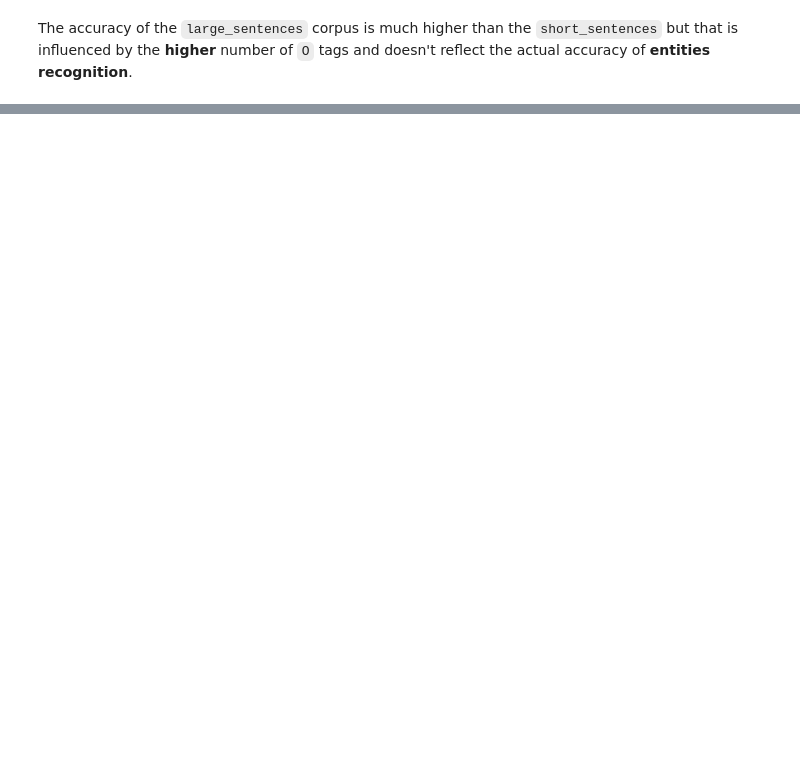
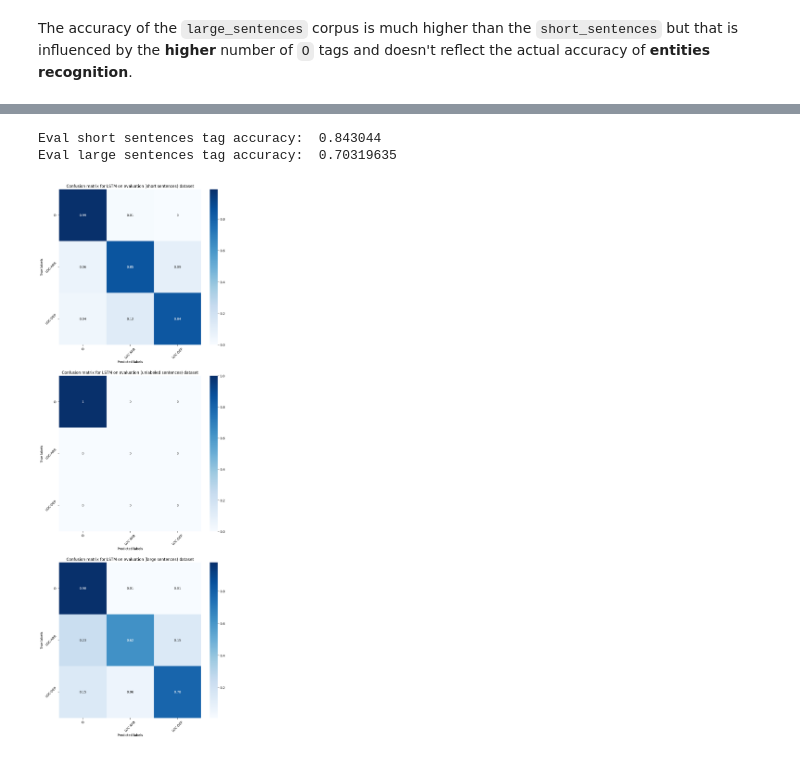
Before and after one commit to lucas066001/TravelOrderResolver, a Jupyter notebook: deepl_ner.ipynb, the cells around one changed output, grey strips where cells are left out. Saved outputs shown, nothing was run; the diff lists cells and outputs as text; code cells hidden in the pictures; blank space fills up the shorter version.

Commit message:
feat(ner_models): BiLSTM model

```diff
--- a/deepl_ner.ipynb
+++ b/deepl_ner.ipynb
@@ -123,7 +123,7 @@ padded_labels = tf.keras.preprocessing.sequence.pad_sequences(
 # %%
 dataset = tf.data.Dataset.from_tensor_slices((encoded_sentences, padded_labels))
 
-dataset = dataset.shuffle(11_000, seed=42)
+dataset = dataset.shuffle(len(encoded_sentences), seed=42)
 
 # Split the dataset into a training and testing dataset
 train_dataset, test_dataset = tf.keras.utils.split_dataset(dataset, left_size=0.8)
@@ -586,0 +614,12 @@ Model: "sequential_2"
+# %%
+bilstm.fit(
+    train_dataset.batch(64),
+    validation_data=test_dataset.batch(64),
+    epochs=10,
+    shuffle=True,
+    callbacks=[
+        tf.keras.callbacks.EarlyStopping(
+            monitor="val_loss", min_delta=0.01, restore_best_weights=True
+        )
+    ],
+)
@@ -586,0 +632,4 @@ Model: "sequential_2"
+# %%
+blstm_eval_short_predictions = bilstm.predict(encoded_eval_short_sentences)
+blstm_eval_unlabeled_predictions = bilstm.predict(encoded_eval_unlabeled_sentences)
+blstm_eval_large_predictions = bilstm.predict(encoded_eval_large_sentences)
@@ -586,0 +661,46 @@ Model: "sequential_2"
+# %%
+print(
+    "Eval short sentences tag accuracy: ",
+    entity_accuracy(padded_eval_short_labels, blstm_eval_short_predictions).numpy(),
+)
+
+print(
+    "Eval large sentences tag accuracy: ",
+    entity_accuracy(padded_eval_large_labels, blstm_eval_large_predictions).numpy(),
+)
+# %% [output]
+Eval short sentences tag accuracy:  0.843044
+Eval large sentences tag accuracy:  0.70319635
+# %%
+fig, axs = plt.subplots(3, 1, figsize=(10, 30))
+
+confusion_matrix(
+    padded_eval_short_labels,
+    blstm_eval_short_predictions,
+    unique_labels,
+    title="Confusion matrix for LSTM on evaluation (short sentences) dataset",
+    return_ax=True,
+    ax=axs[0],
+)
+
+confusion_matrix(
+    padded_eval_unlabeled_labels,
+    blstm_eval_unlabeled_predictions,
+    unique_labels,
+    title="Confusion matrix for LSTM on evaluation (unlabeled sentences) dataset",
+    return_ax=True,
+    ax=axs[1],
+)
+
+confusion_matrix(
+    padded_eval_large_labels,
+    blstm_eval_large_predictions,
+    unique_labels,
+    title="Confusion matrix for LSTM on evaluation (large sentences) dataset",
+    return_ax=True,
+    ax=axs[2],
+)
+
+plt.show()
+# %% [output]
+[figure, added]
```
Also changed, not shown: parts of 18 cells of this notebook, 1 other file.
